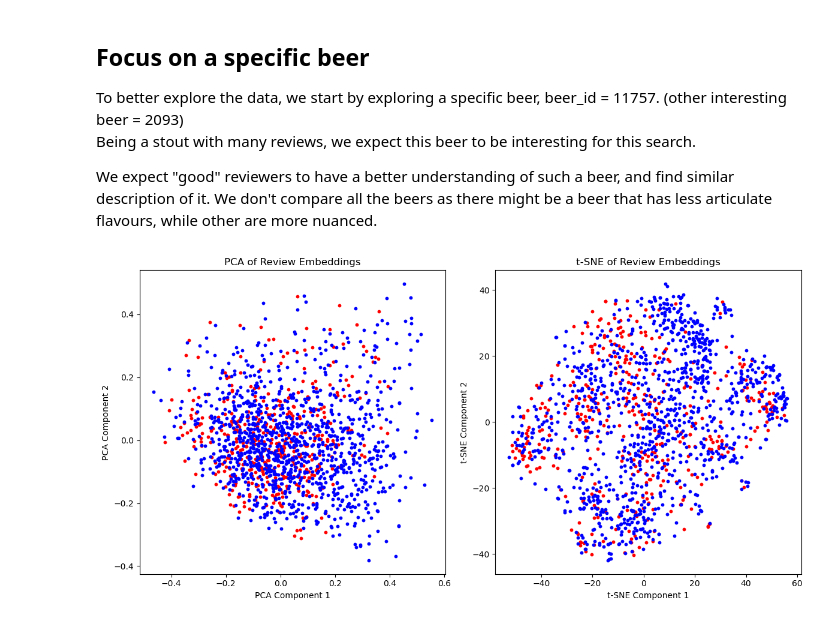
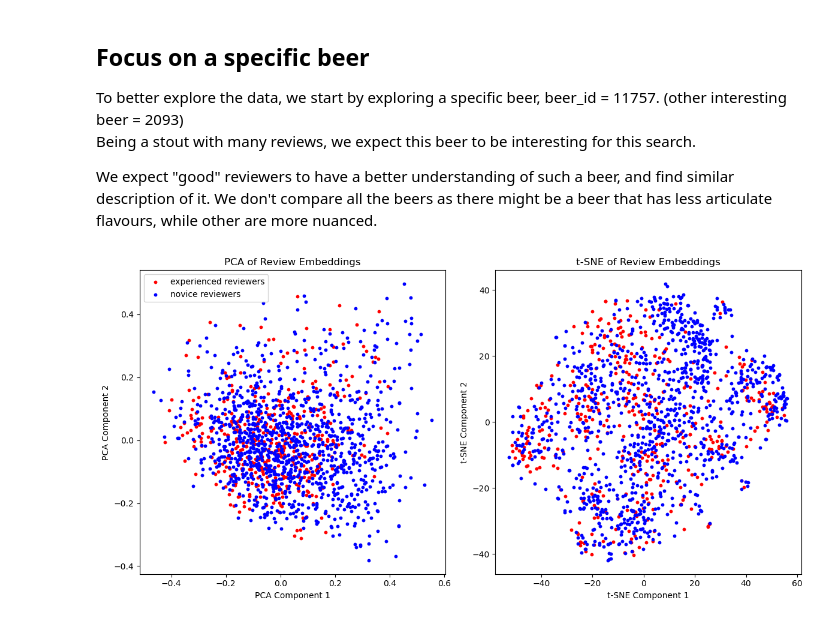
Before and after one commit to nada401/brewing-knowledge, a Jupyter notebook: src/scripts/embedding/embedding_work.ipynb, the cells around one changed output. Saved outputs shown, nothing was run; the diff lists cells and outputs as text; code cells hidden in the pictures.

```diff
--- a/src/scripts/embedding/embedding_work.ipynb
+++ b/src/scripts/embedding/embedding_work.ipynb
@@ -10,8 +10,8 @@ from sklearn.manifold import TSNE
 import matplotlib.pyplot as plt
 from sentence_transformers import SentenceTransformer
 
-input_file = "./your_beautiful_path_to_this_file_here_==>/ratings_BA.csv"
-# input_file = "./../../../../datasets/BeerAdvocate/ratings_BA.csv"
+# input_file = "./your_beautiful_path_to_this_file_here_==>/ratings_BA.csv"
+input_file = "./../../../../datasets/BeerAdvocate/ratings_BA.csv"
 df = pd.read_csv(input_file)
 df = df[df['review'] == True] # Consider only rows with review. .dropna() might drop rows we don't want.
 
@@ -43,20 +43,17 @@ df_target.columns = pd.MultiIndex.from_tuples(
 # Find expert users that have reviewed this beer
 # By setting a threshold, consider experts reviewers with at least that number of reviews and non-experts the others
 expert_th = 1000
-noob_th = 50
+not_expert_th = 50
 
 df_users_nReviews = df.groupby(['user_id']).size()
 experts = df_users_nReviews[df_users_nReviews >= expert_th]
-noobs = df_users_nReviews[df_users_nReviews <= noob_th]
+not_experts = df_users_nReviews[df_users_nReviews <= not_expert_th]
 
 df_experts = df_target[df_target['user_id'].isin(experts.index.tolist())]
-df_non_experts = df_target[~df_target['user_id'].isin(experts.index.tolist())]
-df_noob = df_target[df_target['user_id'].isin(noobs.index.tolist())]
-
-assert(df_experts.shape[0] + df_non_experts.shape[0] == df_target.shape[0])
+df_non_experts = df_target[df_target['user_id'].isin(not_experts.index.tolist())]
 # %%
 exp_indexes = df_target[df_target['user_id'].isin(experts.index.tolist())].index
-noob_indexes = df_target[df_target['user_id'].isin(noobs.index.tolist())].index
+not_exp_indexes = df_target[df_target['user_id'].isin(not_experts.index.tolist())].index
 # %%
 # PCA
 pca = PCA(n_components=2)
@@ -68,24 +65,26 @@ emb_tsne = tsne.fit_transform(embeddings_array)
 # %%
 # Plotting
 plt.figure(figsize=(12, 6))
 
 # Plot PCA result
 plt.subplot(1, 2, 1)
-plt.scatter(pca_emb[exp_indexes, 0], pca_emb[exp_indexes, 1], alpha=1, s=10, c='red')
-plt.scatter(pca_emb[noob_indexes, 0], pca_emb[noob_indexes, 1], alpha=1, s=10, c='blue')
+plt.scatter(pca_emb[exp_indexes, 0], pca_emb[exp_indexes, 1], alpha=1, s=10, c='red', label='experienced reviewers')
+plt.scatter(pca_emb[not_exp_indexes, 0], pca_emb[not_exp_indexes, 1], alpha=1, s=10, c='blue', label='novice reviewers')
 plt.title('PCA of Review Embeddings')
 plt.xlabel('PCA Component 1')
 plt.ylabel('PCA Component 2')
+plt.legend()
 
 # Plot t-SNE result
 plt.subplot(1, 2, 2)
-plt.scatter(emb_tsne[exp_indexes, 0], emb_tsne[exp_indexes, 1], alpha=1, c='red', s=10)
-plt.scatter(emb_tsne[noob_indexes, 0], emb_tsne[noob_indexes, 1], alpha=1, c='blue', s=10)
+plt.scatter(emb_tsne[exp_indexes, 0], emb_tsne[exp_indexes, 1], alpha=1, c='red', s=10, label='experienced reviewers')
+plt.scatter(emb_tsne[not_exp_indexes, 0], emb_tsne[not_exp_indexes, 1], alpha=1, c='blue', s=10, label='novice reviewers')
 plt.title('t-SNE of Review Embeddings')
 plt.xlabel('t-SNE Component 1')
 plt.ylabel('t-SNE Component 2')
+plt.legend()
 
 plt.tight_layout()
 plt.show()
 # %% [output]
-[figure, old version]
+[figure, new version]
```
Also changed, not shown: 2 other files.
